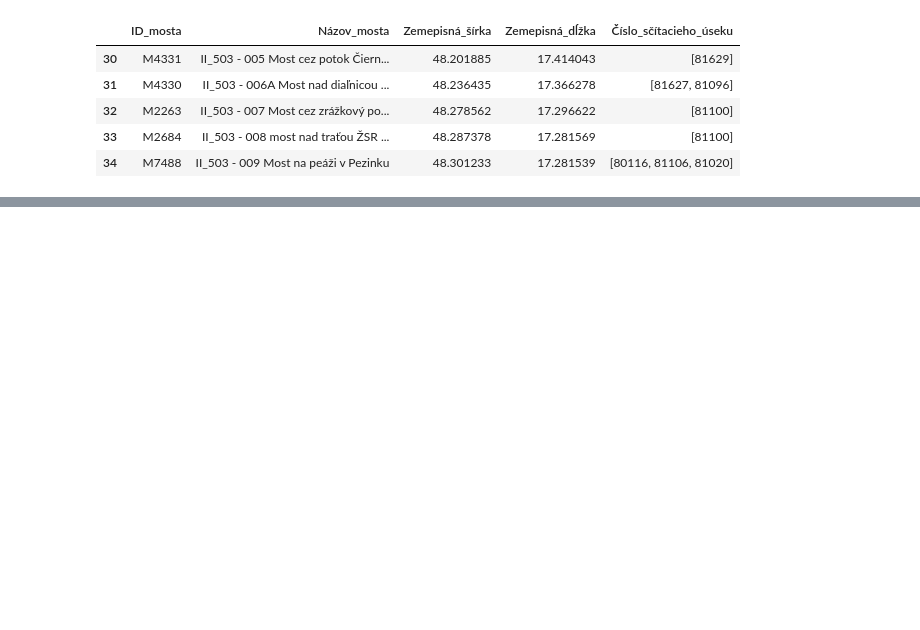
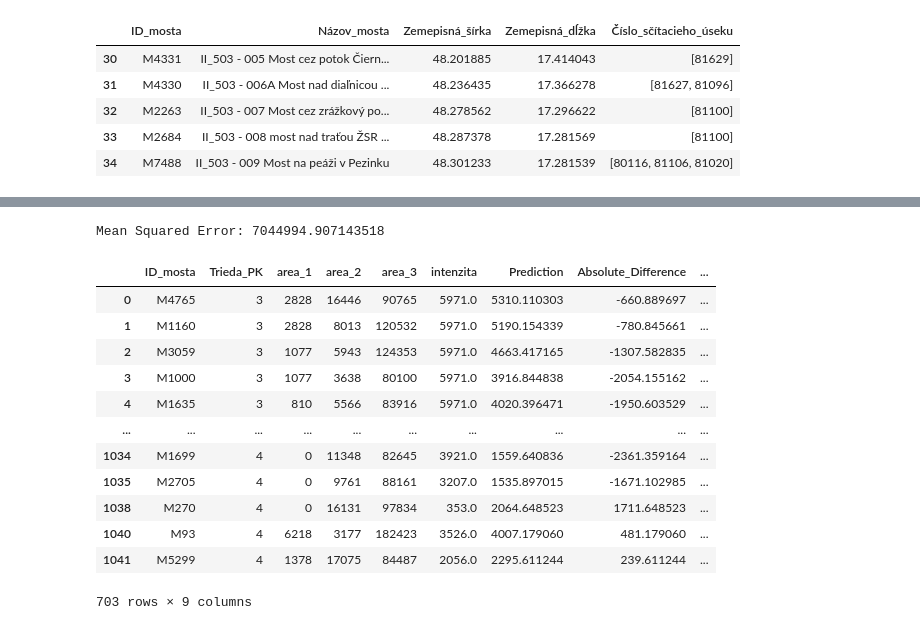
Before and after one commit to Medvedku/Bridges, a Jupyter notebook: 00_SSC/A_traffic_intensity.ipynb, the cells around one changed output, grey strips where cells are left out. Saved outputs shown, nothing was run; the diff lists cells and outputs as text; code cells hidden in the pictures; blank space fills up the shorter version.

Commit message:
predictions made

```diff
--- a/00_SSC/A_traffic_intensity.ipynb
+++ b/00_SSC/A_traffic_intensity.ipynb
@@ -194,0 +283,8 @@ merged_df.to_excel(excel_file_path, index=False)
+# %%
+# DataFrame with known intensity
+df_known_intensity = (merged_df_with_bridges_updated.copy()).dropna(subset=[
+                                                           'intenzita'])
+
+# DataFrame with unknown intensity
+df_unknown_intensity = merged_df_with_bridges_updated[merged_df_with_bridges_updated['intenzita'].isna(
+)]
@@ -194,0 +324,49 @@ merged_df.to_excel(excel_file_path, index=False)
+# %%
+from sklearn.linear_model import LinearRegression
+from sklearn.metrics import mean_squared_error
+
+# Train a Linear Regression model
+lr = LinearRegression()
+lr.fit(X_train_scaled, y_train)
+
+# Predict on the testing set
+y_pred = lr.predict(X_test_scaled)
+
+# Evaluate the model
+mse = mean_squared_error(y_test, y_pred)
+print(f"Mean Squared Error: {mse}")
+# %% [output]
+Mean Squared Error: 7044994.907143518
+# %%
+# Scale the entire dataset
+X_scaled = scaler.transform(X)
+
+# Make predictions on the entire dataset
+y_predictions = lr.predict(X_scaled)
+
+# Add the predictions as a new column in the df_known_intensity DataFrame
+df_known_intensity['Prediction'] = y_predictions
+
+df_known_intensity['Absolute_Difference'] = (
+    - df_known_intensity['intenzita'] + df_known_intensity['Prediction'])
+
+# Calculate the relative difference (as a percentage)
+df_known_intensity['Relative_Difference'] = (
+    df_known_intensity['Absolute_Difference'] / df_known_intensity['intenzita']) * 100
+# %%
+df_known_intensity[['ID_mosta', 'Trieda_PK', 'area_1', 'area_2',
+                    'area_3', 'intenzita', 'Prediction', "Absolute_Difference", "Relative_Difference"]]
+# %% [output]
+|  | ID_mosta | Trieda_PK | area_1 | area_2 | area_3 | intenzita | Prediction | Absolute_Difference | ... |
+| 0 | M4765 | 3 | 2828 | 16446 | 90765 | 5971.0 | 5310.110303 | -660.889697 | ... |
+| 1 | M1160 | 3 | 2828 | 8013 | 120532 | 5971.0 | 5190.154339 | -780.845661 | ... |
+| 2 | M3059 | 3 | 1077 | 5943 | 124353 | 5971.0 | 4663.417165 | -1307.582835 | ... |
+| 3 | M1000 | 3 | 1077 | 3638 | 80100 | 5971.0 | 3916.844838 | -2054.155162 | ... |
+| 4 | M1635 | 3 | 810 | 5566 | 83916 | 5971.0 | 4020.396471 | -1950.603529 | ... |
+| ... | ... | ... | ... | ... | ... | ... | ... | ... | ... |
+| 1034 | M1699 | 4 | 0 | 11348 | 82645 | 3921.0 | 1559.640836 | -2361.359164 | ... |
+| 1035 | M2705 | 4 | 0 | 9761 | 88161 | 3207.0 | 1535.897015 | -1671.102985 | ... |
+| 1038 | M270 | 4 | 0 | 16131 | 97834 | 353.0 | 2064.648523 | 1711.648523 | ... |
+| 1040 | M93 | 4 | 6218 | 3177 | 182423 | 3526.0 | 4007.179060 | 481.179060 | ... |
+| 1041 | M5299 | 4 | 1378 | 17075 | 84487 | 2056.0 | 2295.611244 | 239.611244 | ... |
+703 rows × 9 columns
```
Also changed, not shown: parts of 24 cells of this notebook, 4 other files.
